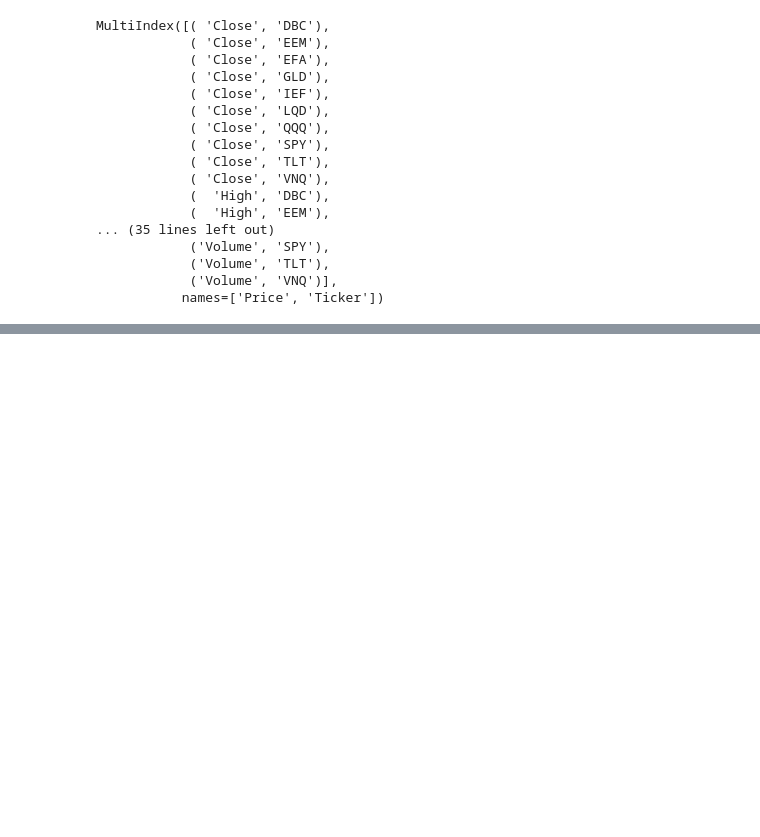
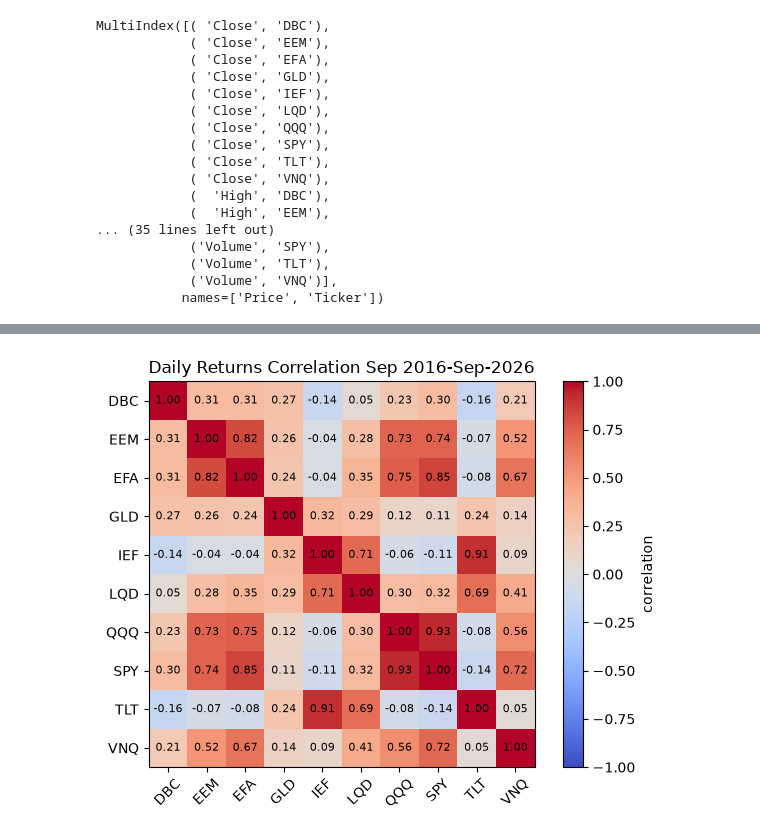
Before and after one commit to John-heywood290/Portfolio-Optimisation, a Jupyter notebook: notebooks/01_data.ipynb, the cells around one changed output, grey strips where cells are left out. Saved outputs shown, nothing was run; the diff lists cells and outputs as text; code cells hidden in the pictures; blank space fills up the shorter version.

```diff
--- a/notebooks/01_data.ipynb
+++ b/notebooks/01_data.ipynb
@@ -67,0 +109,7 @@ close.head()
+# %%
+returns = close.pct_change().dropna()
+# %%
+mu = returns.mean() * 252
+vol = returns.std() * np.sqrt(252)
+cov = returns.cov() * 252
+corr = returns.corr()
@@ -67,0 +131,16 @@ close.head()
+# %%
+plt.imshow(corr, cmap='coolwarm', vmin = -1, vmax =1)
+plt.colorbar(label = "correlation")
+plt.xticks(range(len(corr.columns)), corr.columns, rotation=45)
+plt.yticks(range(len(corr.columns)), corr.columns)
+
+for i in range(len(corr.columns)):
+    for j in range(len(corr.columns)):
+        plt.text(j, i, f"{corr.iloc[i, j]:.2f}", ha='center', va='center', color='black', fontsize = 8)
+
+plt.title("Daily Returns Correlation Sep 2016-Sep-2026")
+plt.tight_layout()
+plt.savefig("../data/correlation_heatmap.png", dpi=150)
+plt.show()
+# %% [output]
+[figure, added]
```
Also changed, not shown: parts of 20 cells of this notebook, 6 other files.
